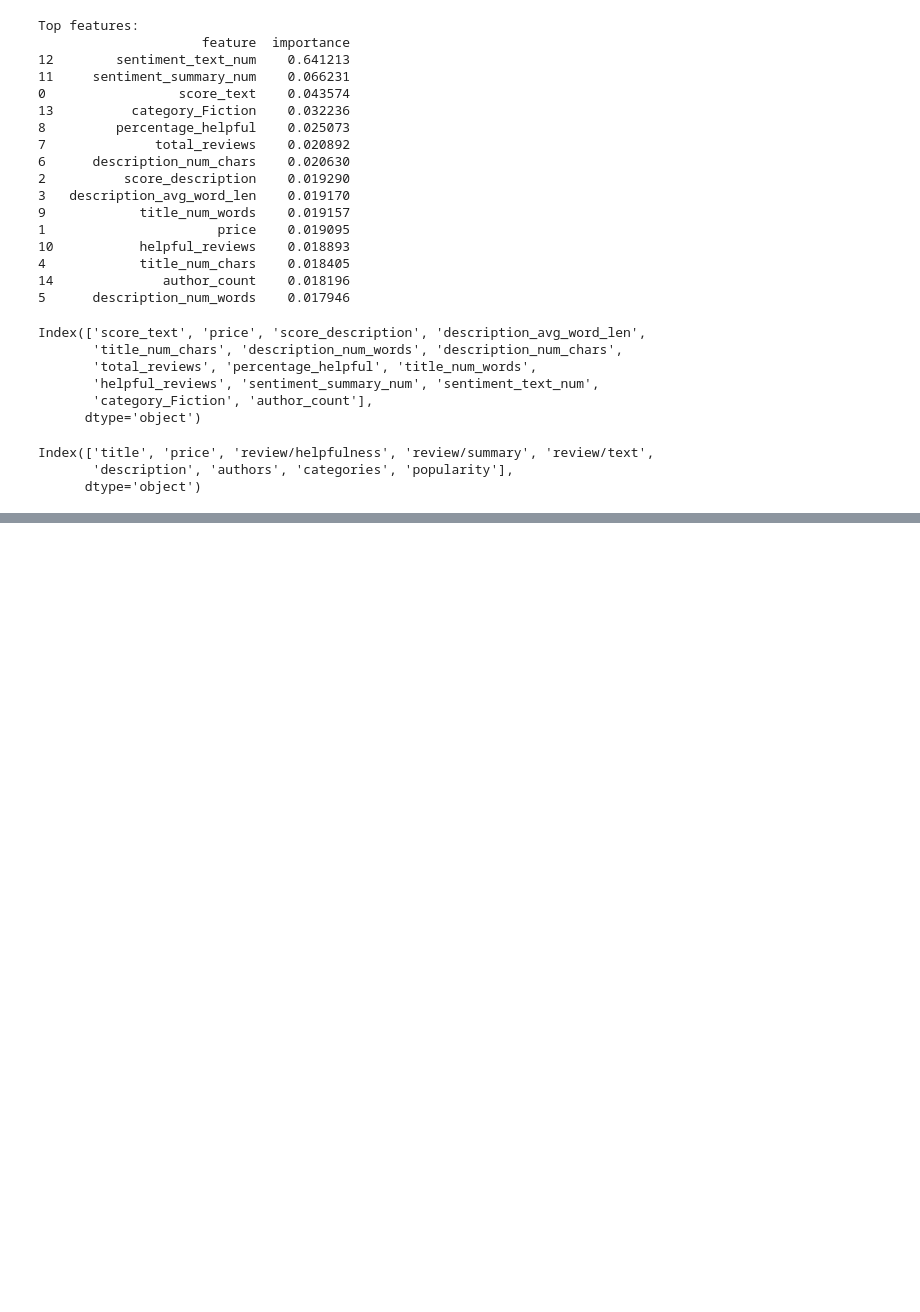
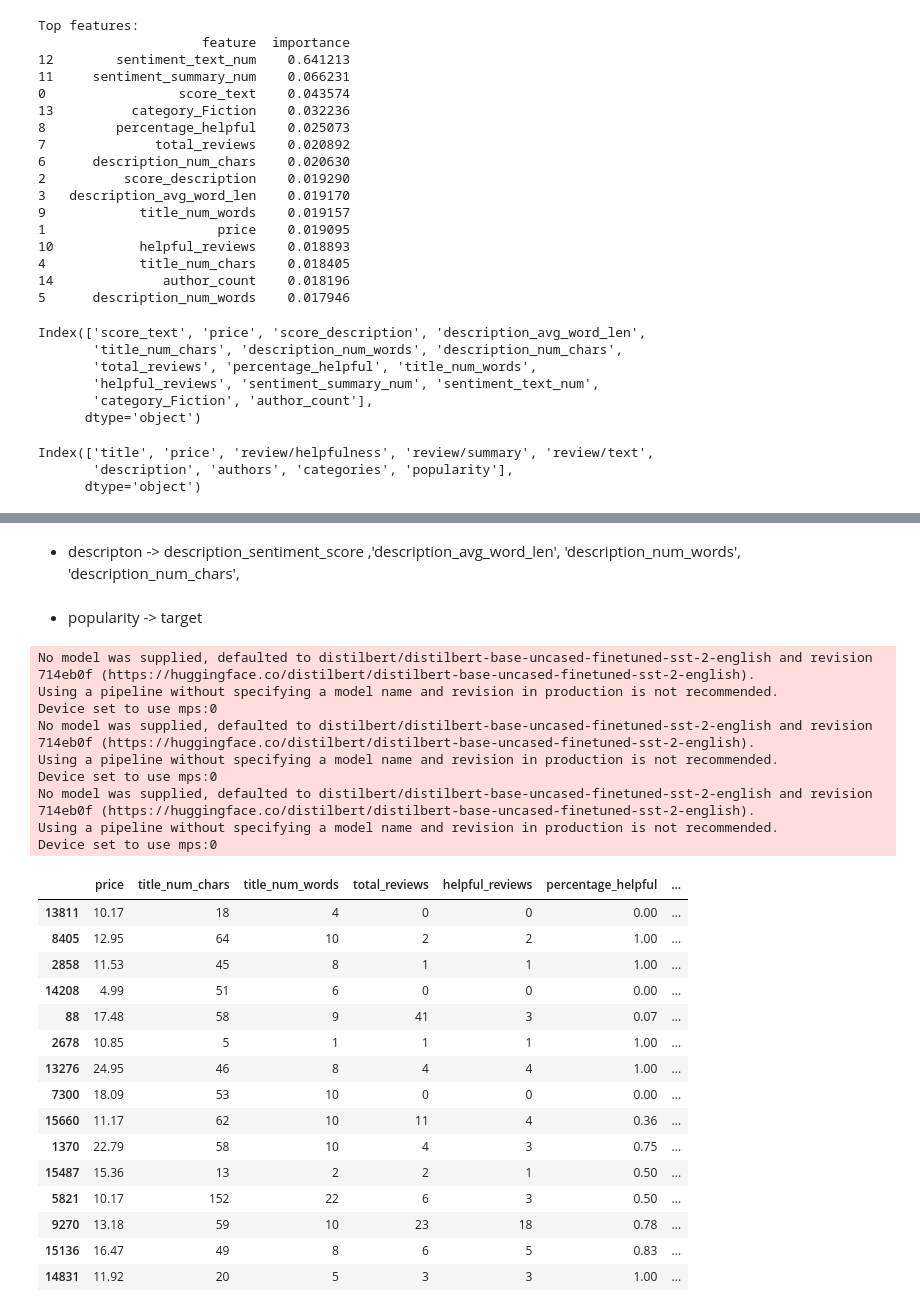
Before and after one commit to SoLNajle/good-book-datacamp, a Jupyter notebook: workspace/notebook.ipynb, the cells around one changed output, grey strips where cells are left out. Saved outputs shown, nothing was run; the diff lists cells and outputs as text; code cells hidden in the pictures; blank space fills up the shorter version.

```diff
--- a/workspace/notebook.ipynb
+++ b/workspace/notebook.ipynb
@@ -2685,0 +2708,3 @@ Index(['score_text', 'price', 'score_description', 'description_avg_word_len',
+# %%
+def is_fiction(categories: str) -> int:
+    return 1 if 'Fiction' in categories else 0
@@ -2685,0 +2713,3 @@ Index(['score_text', 'price', 'score_description', 'description_avg_word_len',
+# %%
+def get_author_count(authors: str) -> int:
+    return len(authors.split("', '"))
@@ -2686,4 +2735,72 @@ Index(['score_text', 'price', 'score_description', 'description_avg_word_len',
+# %% [markdown]
+* descripton -> description_sentiment_score ,'description_avg_word_len', 'description_num_words', 'description_num_chars',
+# %%
+def get_description_avg_word_len(description: str) -> float:
+    return sum(len(w) for w in description.split()) / max(len(description.split()),1)
+
+def get_description_num_words(description: str) -> int:
+    return len(description.split())
+
+def get_description_num_chars(description: str) -> int:
+    return len(description)
+# %% [markdown]
+* popularity -> target
 # %%
 
 def preprocess_books(raw_df: pd.DataFrame) -> pd.DataFrame:
       df = raw_df.copy()
+      df['title_num_chars'] = df['title'].apply(get_title_num_chars)
+      df['title_num_words'] = df['title'].apply(get_title_num_words)
+      df['total_reviews'] = df['review/helpfulness'].apply(get_total_reviews)
+      df['helpful_reviews'] = df['review/helpfulness'].apply(get_helpful_reviews)
+      df['percentage_helpful'] = df['helpful_reviews'] / df['total_reviews']
+      df['percentage_helpful'] = df['percentage_helpful'].fillna(0)
+      df['category_fiction'] = df['categories'].apply(is_fiction)
+      df['author_count'] = df['authors'].apply(get_author_count)
+      df = get_text_score(df, 'review/summary', 'review_summary_sentiment_score')
+      df = get_text_score(df, 'review/text', 'review_text_sentiment_score')
+      df = get_text_score(df, 'description', 'description_sentiment_score')
+      df['description_avg_word_len'] = df['description'].apply(get_description_avg_word_len)
+      df['description_num_words'] = df['description'].apply(get_description_num_words)
+      df['description_num_chars'] = df['description'].apply(get_description_num_chars)
+      df['target'] = df['popularity'].map(lambda x: 1 if x == "Popular" else 0)
+
+      df.drop(columns=['title', 'review/helpfulness', 'categories', 'authors', 'review/summary', 'review/text', 'description', 'popularity'], inplace=True)
+
+      return df
+# %%
+import pandas as pd
+
+books_raw = pd.read_csv('data/books.csv')
+books_raw_train = books_raw.sample(frac=0.8, random_state=42)
+books_raw_test = books_raw[~books_raw.index.isin(books_raw_train.index)]
+
+books_train = preprocess_books(books_raw_train)
+
+books_train.head(15)
+# %% [output]
+No model was supplied, defaulted to distilbert/distilbert-base-uncased-finetuned-sst-2-english and revision 714eb0f (https://huggingface.co/distilbert/distilbert-base-uncased-finetuned-sst-2-english).
+Using a pipeline without specifying a model name and revision in production is not recommended.
+Device set to use mps:0
+No model was supplied, defaulted to distilbert/distilbert-base-uncased-finetuned-sst-2-english and revision 714eb0f (https://huggingface.co/distilbert/distilbert-base-uncased-finetuned-sst-2-english).
+Using a pipeline without specifying a model name and revision in production is not recommended.
+Device set to use mps:0
+No model was supplied, defaulted to distilbert/distilbert-base-uncased-finetuned-sst-2-english and revision 714eb0f (https://huggingface.co/distilbert/distilbert-base-uncased-finetuned-sst-2-english).
+Using a pipeline without specifying a model name and revision in production is not recommended.
+Device set to use mps:0
+|  | price | title_num_chars | title_num_words | total_reviews | helpful_reviews | percentage_helpful | ... |
+| 13811 | 10.17 | 18 | 4 | 0 | 0 | 0.00 | ... |
+| 8405 | 12.95 | 64 | 10 | 2 | 2 | 1.00 | ... |
+| 2858 | 11.53 | 45 | 8 | 1 | 1 | 1.00 | ... |
+| 14208 | 4.99 | 51 | 6 | 0 | 0 | 0.00 | ... |
+| 88 | 17.48 | 58 | 9 | 41 | 3 | 0.07 | ... |
+| 2678 | 10.85 | 5 | 1 | 1 | 1 | 1.00 | ... |
+| 13276 | 24.95 | 46 | 8 | 4 | 4 | 1.00 | ... |
+| 7300 | 18.09 | 53 | 10 | 0 | 0 | 0.00 | ... |
+| 15660 | 11.17 | 62 | 10 | 11 | 4 | 0.36 | ... |
+| 1370 | 22.79 | 58 | 10 | 4 | 3 | 0.75 | ... |
+| 15487 | 15.36 | 13 | 2 | 2 | 1 | 0.50 | ... |
+| 5821 | 10.17 | 152 | 22 | 6 | 3 | 0.50 | ... |
+| 9270 | 13.18 | 59 | 10 | 23 | 18 | 0.78 | ... |
+| 15136 | 16.47 | 49 | 8 | 6 | 5 | 0.83 | ... |
+| 14831 | 11.92 | 20 | 5 | 3 | 3 | 1.00 | ... |
```
Also changed, not shown: parts of 26 cells of this notebook, 4 other files.
